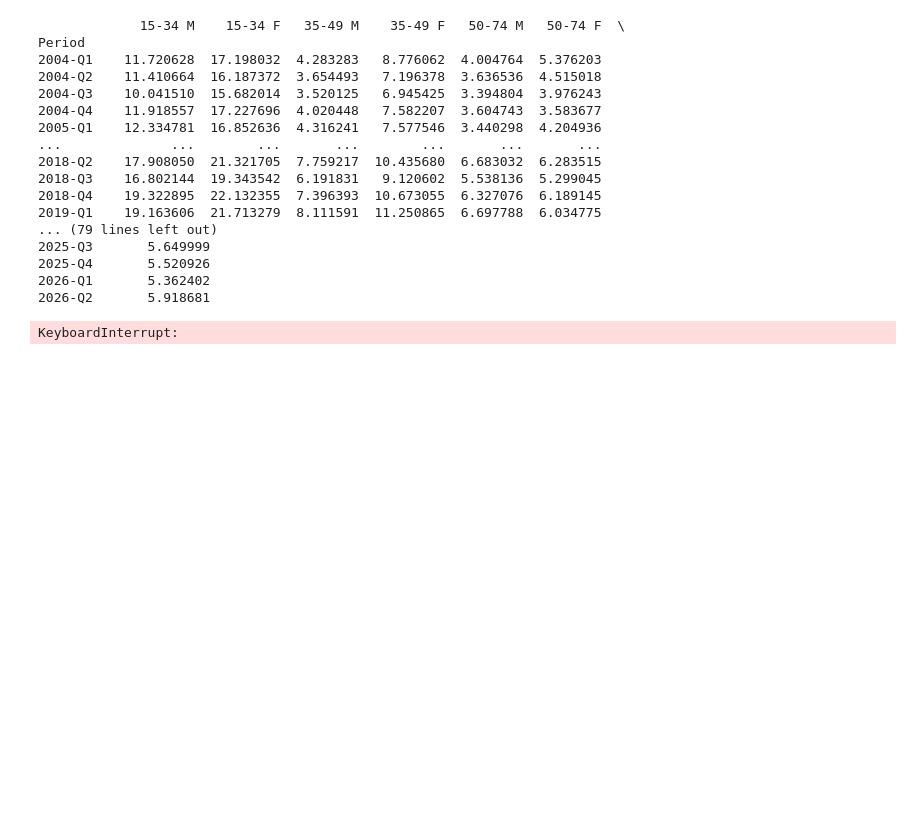
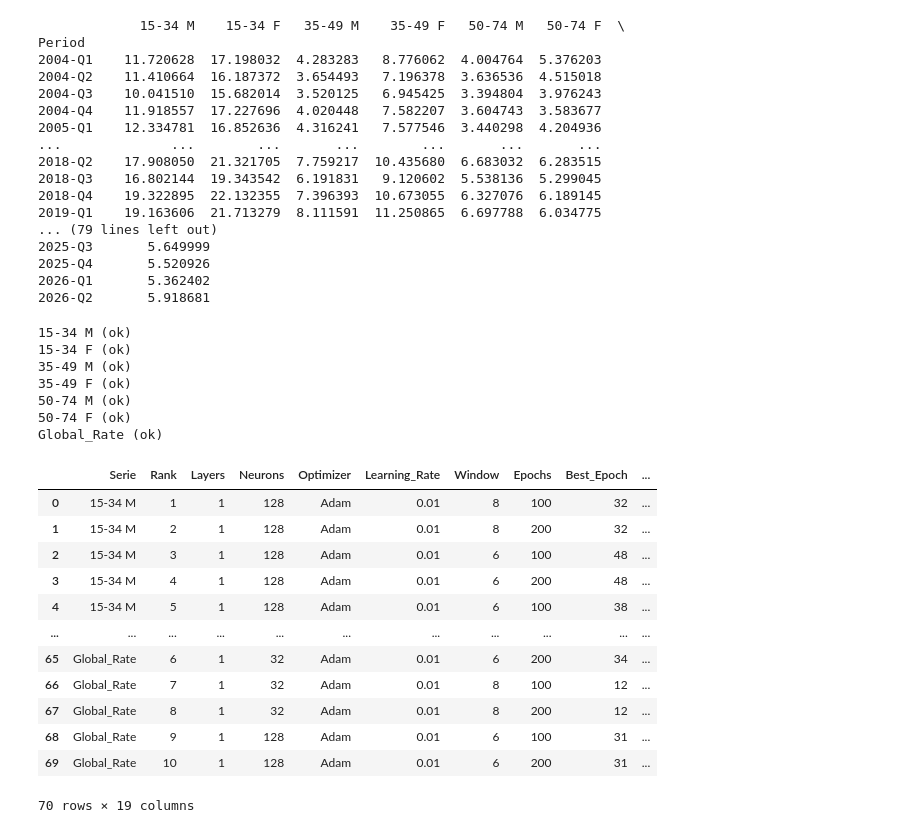
Before and after one commit to elkasegura/HYBRID_SARIMA, a Jupyter notebook: 4_GRU..ipynb, the cells around one changed output. Drawn from its saved outputs; the diff is of its cells as text; code cells hidden in the pictures; blank space fills up the shorter version.

```diff
--- a/4_GRU..ipynb
+++ b/4_GRU..ipynb
@@ -97,20 +97,20 @@ device=torch.device("cuda" if torch.cuda.is_available() else "cpu")
 class VanillaGRU(nn.Module):
     def __init__(self,neurons,dropout):
         super().__init__()
-        self.lstms=nn.ModuleList()
+        self.grus=nn.ModuleList()
         input_size=1
         for n in neurons:
-            self.lstms.append(nn.GRU(input_size=input_size,hidden_size=n,num_layers=1,batch_first=True))
+            self.grus.append(nn.GRU(input_size=input_size,hidden_size=n,num_layers=1,batch_first=True))
             input_size=n
         self.dropout=nn.Dropout(dropout)
         self.fc=nn.Linear(neurons[-1],1)
 
     def forward(self,x):
-        for i,lstm in enumerate(self.lstms):
-            x,_=lstm(x)
-            if i<len(self.lstms)-1:
+        for i,gru in enumerate(self.grus):
+            x,_=gru(x)
+            if i<len(self.grus)-1:
                 x=self.dropout(x)
-        if len(self.lstms)==1:
+        if len(self.grus)==1:
             x=self.dropout(x[:,-1,:])
         else:
             x=x[:,-1,:]
@@ -122,7 +122,7 @@ def create_sequences(data,window,start,end):
 
 neuron_options=[32,64,128]
 architectures=[(n,) for n in neuron_options]+[(n1,n2) for n1 in neuron_options for n2 in neuron_options if n1>=n2]
-# Define the hyperparameter search space for LSTM models
+# Define the hyperparameter search space for gru models
 # learning rates to try
 learning_rates=[0.01,0.001]
 # window sizes to try
@@ -136,14 +136,14 @@ dropout_options=[0.1,0.3,0.5]
 
 params=list(itertools.product(architectures,learning_rates,window_sizes,epochs_options,batch_sizes,dropout_options))
 patience,min_delta=15,1e-5
-lstm_models,results={},[]
+gru_models,results={},[]
 
 for col in train.columns:
     y_train=train[col].dropna().to_numpy(dtype=np.float32)
     y_val=val[col].dropna().to_numpy(dtype=np.float32)
     candidatos=[]
     if len(y_train)<=8 or len(y_val)==0:
-        lstm_models[col]=[]
+        gru_models[col]=[]
         print(f"{col} (sin datos suficientes)")
         continue
     scaler=MinMaxScaler()
@@ -204,38 +204,57 @@ for col in train.columns:
         real=y_val
         values=y_train
         if not np.all(np.isfinite(pred)) or not np.all(np.isfinite(fitted)):
             del model
             continue
         mae=mean_absolute_error(real,pred)
         mse=mean_squared_error(real,pred)
         rmse=np.sqrt(mse)
         mask=real!=0
         mape=np.mean(np.abs((real[mask]-pred[mask])/real[mask]))*100 if mask.any() else np.nan
         scale=np.mean(np.abs(values[4:]-values[:-4])) if len(values)>4 else np.nan
         mase=mae/scale if np.isfinite(scale) and scale>0 else np.nan
         rmsee=np.sqrt(np.mean((values[window:]-fitted)**2))
         r2=r2_score(real,pred) if len(real)>1 else np.nan
         candidatos.append({
             "Serie":col,"Layers":layers,"Neurons":"-".join(map(str,neurons)),
             "Optimizer":"Adam","Learning_Rate":lr,"Window":window,
             "Epochs":epochs,"Best_Epoch":best_epoch,"Epochs_Trained":epochs_trained,
             "Batch_Size":batch_size,"Dropout":dropout,"MAE":mae,"MSE":mse,
             "RMSE":rmse,"MAPE":mape,"MASE":mase,"RMSEE":rmsee,"R2":r2
         })
         del model
     candidatos=sorted(candidatos,key=lambda x:x["RMSE"])
-    lstm_models[col]=candidatos[:10]
+    gru_models[col]=candidatos[:10]
     for rank,result in enumerate(candidatos[:10],start=1):
         results.append({"Serie":col,"Rank":rank,**{k:v for k,v in result.items() if k!="Serie"}})
     print(f"{col} (ok)")
 
-top10_lstm=pd.DataFrame(results).round(4)
+top10_gru=pd.DataFrame(results).round(4)
 BASE=Path(BASE) if "BASE" in globals() else Path(".")
 (BASE/"results"/"GRU").mkdir(parents=True,exist_ok=True)
-top10_lstm.to_csv(BASE/"results"/"GRU"/"top10_lstm.csv",index=False)
-display(top10_lstm)
+top10_gru.to_csv(BASE/"results"/"GRU"/"top10_gru.csv",index=False)
+display(top10_gru)
 # %% [output]
-KeyboardInterrupt:
+15-34 M (ok)
+15-34 F (ok)
+35-49 M (ok)
+35-49 F (ok)
+50-74 M (ok)
+50-74 F (ok)
+Global_Rate (ok)
+|  | Serie | Rank | Layers | Neurons | Optimizer | Learning_Rate | Window | Epochs | Best_Epoch | ... |
+| 0 | 15-34 M | 1 | 1 | 128 | Adam | 0.01 | 8 | 100 | 32 | ... |
+| 1 | 15-34 M | 2 | 1 | 128 | Adam | 0.01 | 8 | 200 | 32 | ... |
+| 2 | 15-34 M | 3 | 1 | 128 | Adam | 0.01 | 6 | 100 | 48 | ... |
+| 3 | 15-34 M | 4 | 1 | 128 | Adam | 0.01 | 6 | 200 | 48 | ... |
+| 4 | 15-34 M | 5 | 1 | 128 | Adam | 0.01 | 6 | 100 | 38 | ... |
+| ... | ... | ... | ... | ... | ... | ... | ... | ... | ... | ... |
+| 65 | Global_Rate | 6 | 1 | 32 | Adam | 0.01 | 6 | 200 | 34 | ... |
+| 66 | Global_Rate | 7 | 1 | 32 | Adam | 0.01 | 8 | 100 | 12 | ... |
+| 67 | Global_Rate | 8 | 1 | 32 | Adam | 0.01 | 8 | 200 | 12 | ... |
+| 68 | Global_Rate | 9 | 1 | 128 | Adam | 0.01 | 6 | 100 | 31 | ... |
+| 69 | Global_Rate | 10 | 1 | 128 | Adam | 0.01 | 6 | 200 | 31 | ... |
+70 rows × 19 columns
 # %%
 
 gru_best_params={
```
Also changed, not shown: parts of 3 cells of this notebook, 4 other files.
